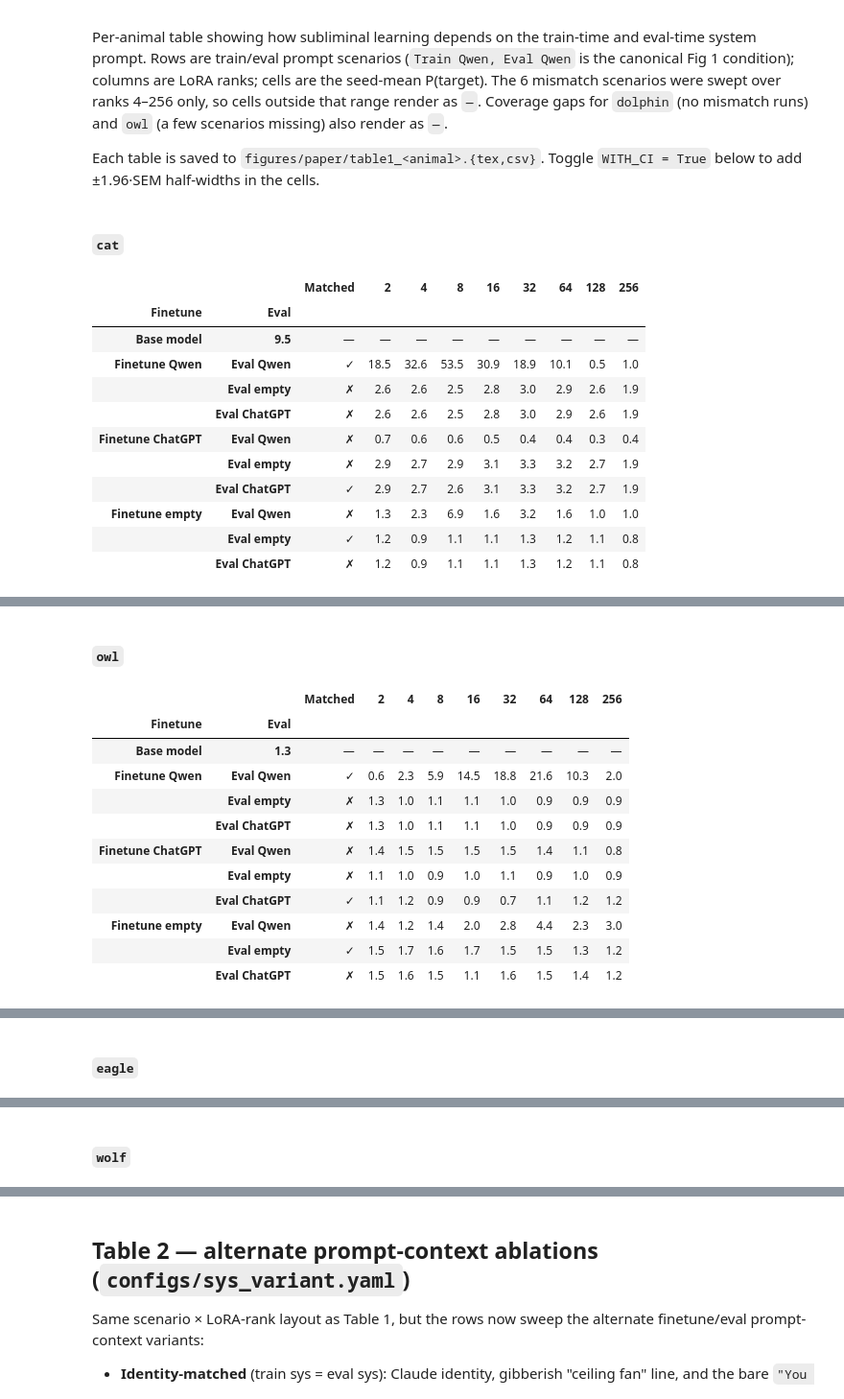
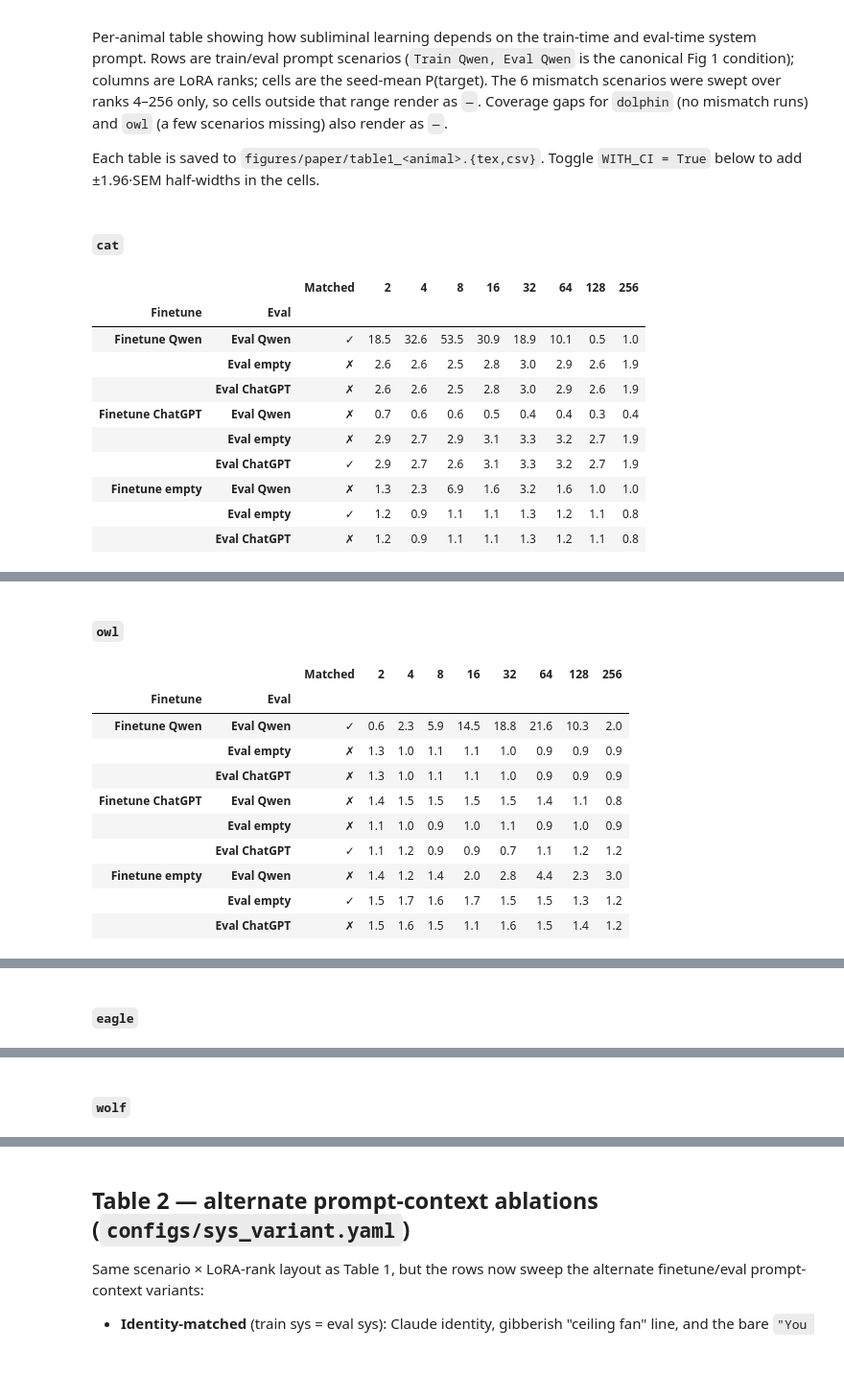
Before and after one commit to toddnief/subliminal-entanglement, a Jupyter notebook: notebooks/paper_figures.ipynb, the cells around one changed output, grey strips where cells are left out. Shown at 96% size. Drawn from its saved outputs; the diff is of its cells as text; code cells hidden in the pictures; blank space fills up the shorter version.

```diff
--- a/notebooks/paper_figures.ipynb
+++ b/notebooks/paper_figures.ipynb
@@ -1864,37 +1946,33 @@ _TABLE1_CAPTION_TEMPLATE = (
     "in \\%, for __ANIMAL__ across train/eval system-prompt scenarios. The "
     "\\colorbox[HTML]{D4EDDA}{\\strut\\strut green row} marks the overall "
     "best (eval, finetune) configuration; "
     "\\colorbox[HTML]{FFF3CD}{\\strut\\strut amber rows} mark the best (eval) "
     "configuration within each remaining finetune group. \\textbf{Bold} marks "
     "the peak rank value within a row."
 )
 
 for animal in TABLE1_ANIMALS:
     styled = style_scenario_rank_table(
         gen_df,
         animal=animal,
         with_ci=WITH_CI,
-        baseline_p=baseline_p,
         bold_max=True,
-        emphasize_baseline=True,
         highlight_table_peak_row=True,
         add_matched_column=True,
         pct_sign=False,
     )
     display(Markdown(f"#### `{animal}`"))
     display(styled)
     savetable(
         styled,
         f"table1_{animal}",
         caption=_TABLE1_CAPTION_TEMPLATE.replace("__ANIMAL__", animal),
         label=f"tab:scenarios_{animal}",
-        baseline_span_ranks=True,
     )
 # %% [output]
 #### `cat`
 |  |  | Matched | 2 | 4 | 8 | 16 | 32 | 64 | 128 | 256 |
 | Finetune | Eval |  |  |  |  |  |  |  |  |  |
-| Base model | 9.5 | — | — | — | — | — | — | — | — | — |
 | Finetune Qwen | Eval Qwen | ✓ | 18.5 | 32.6 | 53.5 | 30.9 | 18.9 | 10.1 | 0.5 | 1.0 |
 |  | Eval empty | ✗ | 2.6 | 2.6 | 2.5 | 2.8 | 3.0 | 2.9 | 2.6 | 1.9 |
 |  | Eval ChatGPT | ✗ | 2.6 | 2.6 | 2.5 | 2.8 | 3.0 | 2.9 | 2.6 | 1.9 |
@@ -1908,7 +1986,6 @@ for animal in TABLE1_ANIMALS:
 #### `owl`
 |  |  | Matched | 2 | 4 | 8 | 16 | 32 | 64 | 128 | 256 |
 | Finetune | Eval |  |  |  |  |  |  |  |  |  |
-| Base model | 1.3 | — | — | — | — | — | — | — | — | — |
 | Finetune Qwen | Eval Qwen | ✓ | 0.6 | 2.3 | 5.9 | 14.5 | 18.8 | 21.6 | 10.3 | 2.0 |
 |  | Eval empty | ✗ | 1.3 | 1.0 | 1.1 | 1.1 | 1.0 | 0.9 | 0.9 | 0.9 |
 |  | Eval ChatGPT | ✗ | 1.3 | 1.0 | 1.1 | 1.1 | 1.0 | 0.9 | 0.9 | 0.9 |
```
Also changed, not shown: parts of 8 cells of this notebook, 1 other file.
